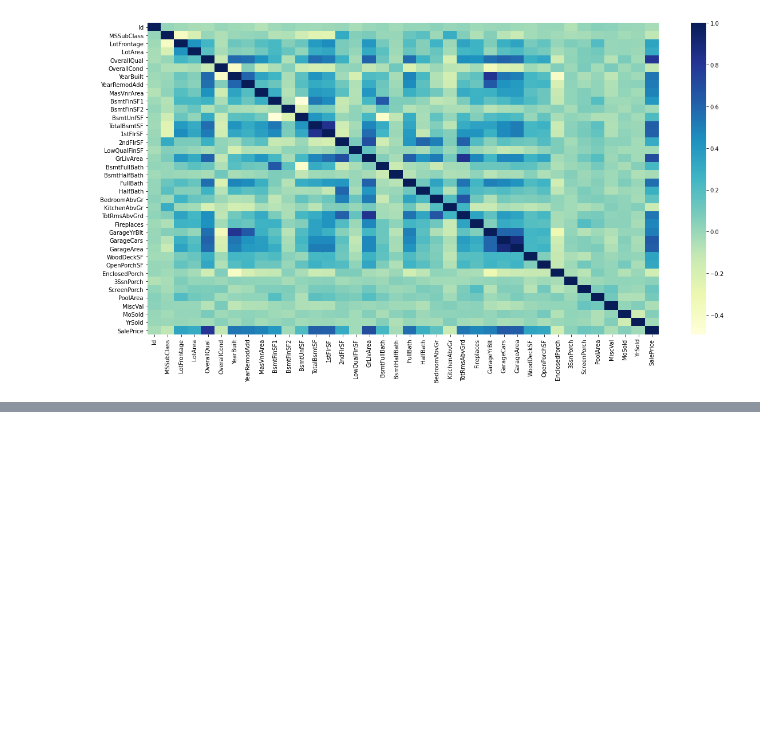
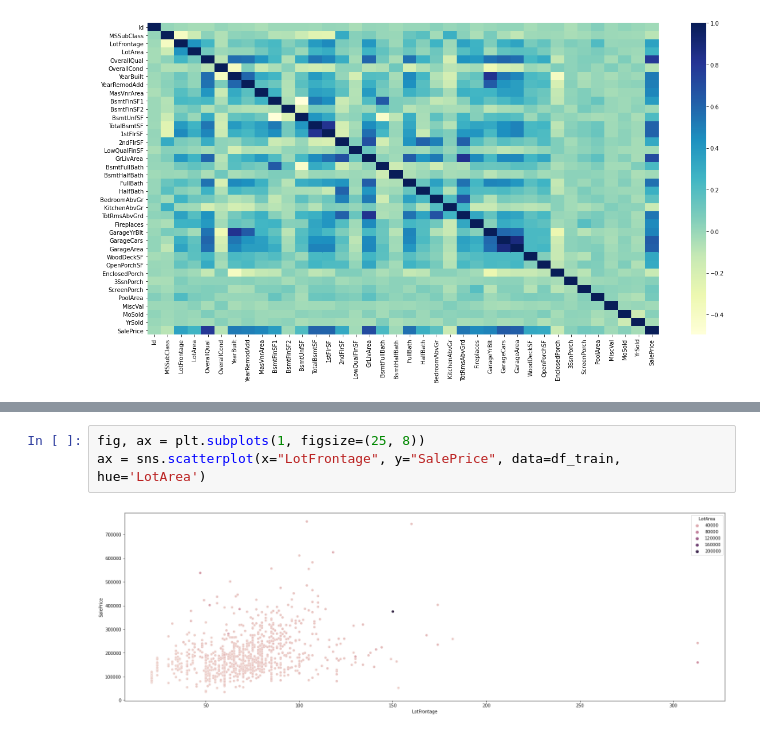
Before and after one commit to iamapickle/CollisionReport, a Jupyter notebook: HousePrices.ipynb, the cells around one changed output, grey strips where cells are left out. Cells and saved outputs as stored; diff of their text form; blank space fills up the shorter version.

```diff
--- a/HousePrices.ipynb
+++ b/HousePrices.ipynb
@@ -120,0 +127,5 @@ Length: 81, dtype: object
+# %%
+fig, ax = plt.subplots(1, figsize=(25, 8))
+ax = sns.scatterplot(x="LotFrontage", y="SalePrice", data=df_train, hue='LotArea')
+# %% [output]
+[figure, added]
```
Also changed, not shown: parts of 19 cells of this notebook.
